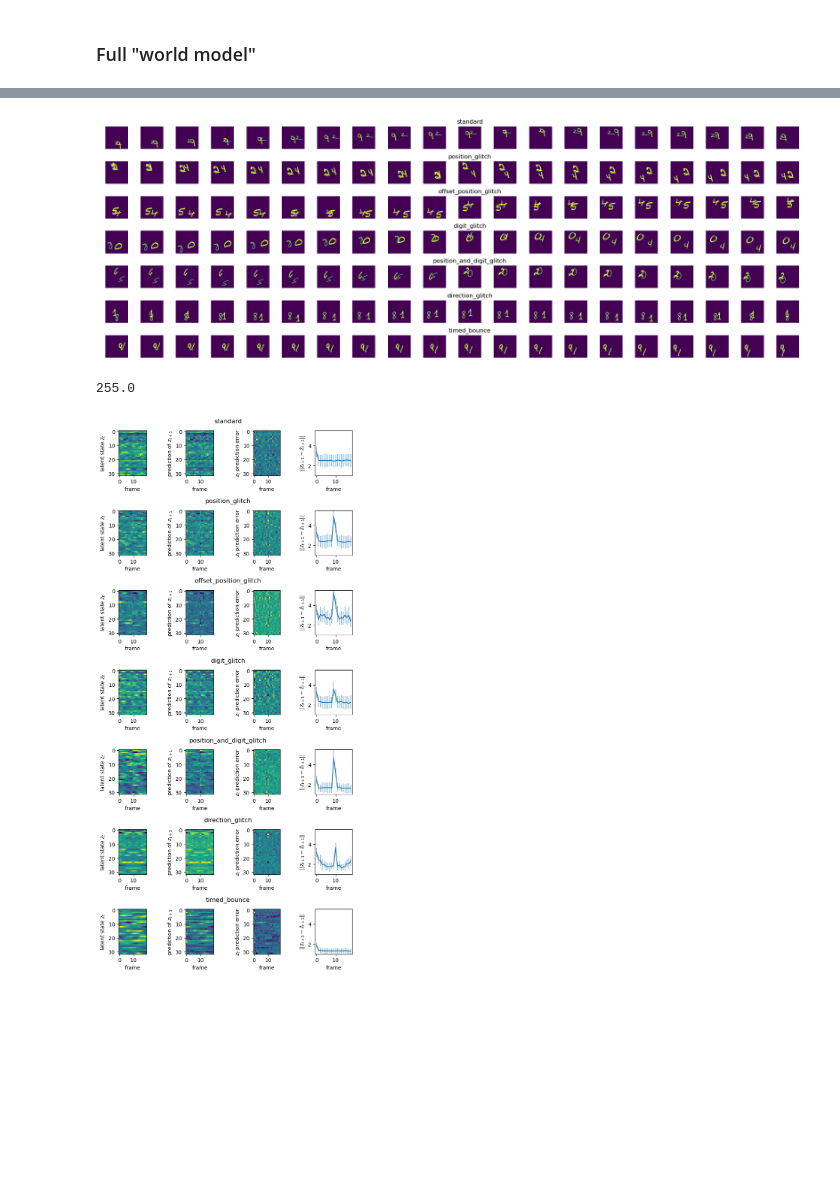
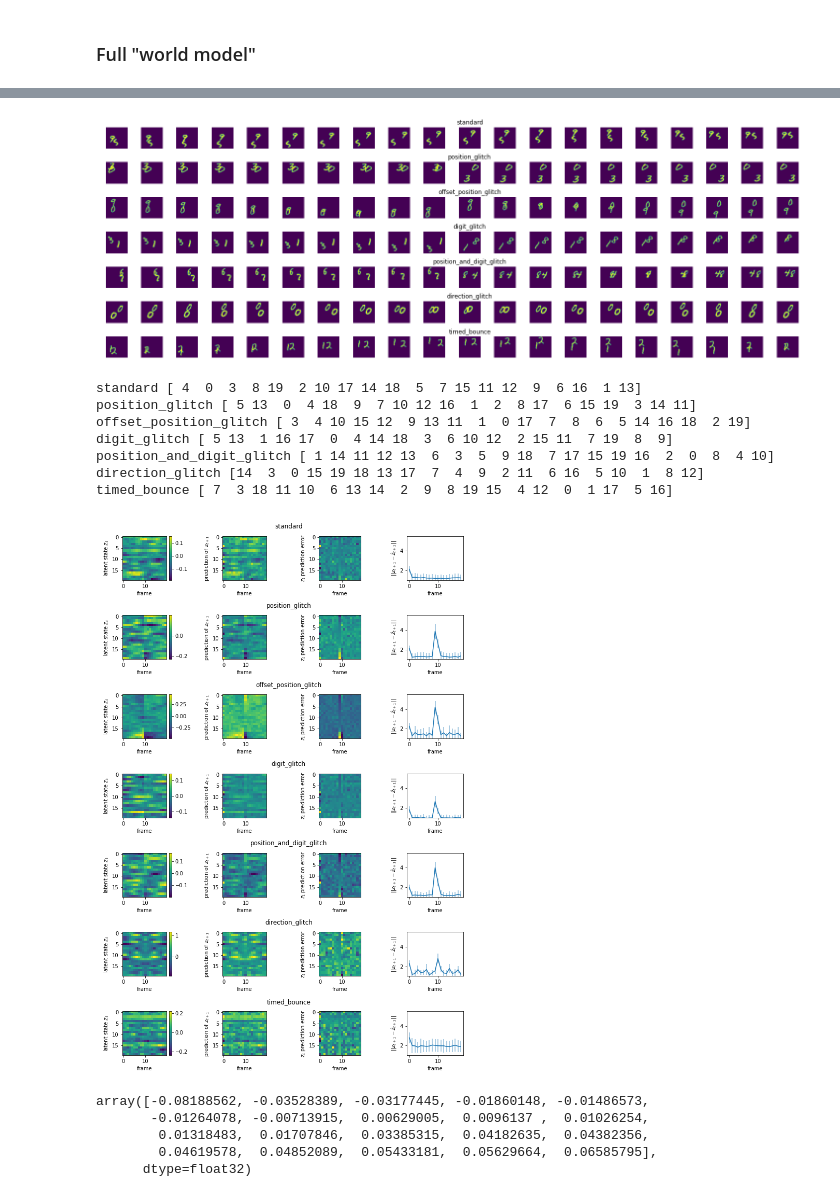
Before and after one commit to FelixHub/serotonin_model, a Jupyter notebook: analysis.ipynb, the cells around one changed output, grey strips where cells are left out. Cells and saved outputs as stored; diff of their text form; code cells hidden in the pictures; blank space fills up the shorter version.

Commit message:
mnist digits

```diff
--- a/analysis.ipynb
+++ b/analysis.ipynb
@@ -40,7 +40,7 @@ data = data_sequential.reshape((200000,1,64,64)) # we split the 10000 video of 2
 # %% [markdown]
 ### VAE module
 # %%
-vae_model_path = 'saved_models/vae-mdrnn/model_vae_2023-03-02.pt'
+vae_model_path = 'saved_models/vae-mdrnn/model_vae_2023-03-01.pt'
 vae_params_path_recovery = vae_model_path[:-3]+'.params.yml'
 with open(vae_params_path_recovery) as file :
     vae_parameters = yaml.load(file,Loader=yaml.FullLoader)
@@ -117,7 +117,7 @@ HBox(children=(FloatSlider(value=-0.9283300042152405, description='z_0', layout=
 # %% [markdown]
 ### Full "world model"
 # %%
-mdrnn_model_path = 'saved_models/vae-mdrnn/model_mdrnn_2023-03-02.pt'
+mdrnn_model_path = 'saved_models/vae-mdrnn/model_mdrnn_2023-03-01.pt'
 mdrnn_params_path_recovery = mdrnn_model_path[:-3]+'.params.yml'
 with open(mdrnn_params_path_recovery) as file :
     mdrnn_parameters = yaml.load(file,Loader=yaml.FullLoader)
@@ -178,11 +179,11 @@ def run_model_prediction(video):
 
     return reconstructed_video,latent_video, latent_video_variance, mean_pred, sig_pred
 # %%
-random_index_1 = np.random.randint(10000,size=1)
-random_index_2 = np.random.randint(10000,size=1)
+random_index_1 = np.random.randint(10000,size=300)
+random_index_2 = np.random.randint(10000,size=300)
 video = data_sequential[random_index_1,:]
 index_shuffle = [list(np.random.randint(10,size=10)) for i in range(300)]
 
-video = np.concatenate((data_sequential[random_index_1,:10],data_sequential[random_index_2,:10]),axis=1)
+video = np.concatenate((data_sequential[random_index_1,:10],data_sequential[random_index_2,1::2]),axis=1)
 
 reconstructed_video,latent_video, latent_video_variance, mean_pred, sig_pred = run_model_prediction(video)
@@ -227,16 +315,9 @@ for i, (file,axs_file) in enumerate(zip(data_files,axs)):
 fig.tight_layout()
 plt.show()
 # %% [output]
-[figure, old version]
+[figure, new version]
-# %%
-np.max(data)
-# %% [output]
-255.0
 # %%
-%matplotlib inline
-import scipy.stats
-
-fig, axs = plt.subplots(len(data_files),4,figsize=(7,15))
+fig, axs = plt.subplots(len(data_files),4,figsize=(10,15))
 
 for i, (file,axs_file) in enumerate(zip(data_files,axs)):
     data = np.load(data_path + file)
@@ -251,32 +332,59 @@ for i, (file,axs_file) in enumerate(zip(data_files,axs)):
 
     # first measure of SPE : norm between z_t and mean of P(z_t|h_t-1)
     z_error = np.mean(mean_pred[:,:-1,:] - latent_video[:,1:,:],axis=0).T
 
     z_error_norm = np.mean( np.linalg.norm(array,axis=-1) ,axis=0) # first we compute the norm || z_t+1 , z_t || for every t and every sequence (100,19,32) => (100,19) and then we average it across sequences (100,19) => (,19)
 
+
+    # we reorder for the plot
+
+    order_permutation = np.argsort(z_error[:,9])
+    z = z[order_permutation]
+    z_pred = z_pred[order_permutation]
+    z_error = z_error[order_permutation]
+
+
+    print(file.split(".")[0],order_permutation)
+
     err = np.std(np.linalg.norm(array,axis=-1),axis=0)
 
     axs_file[1].set_title(file.split(".")[0],x=1.5, y=1.1)
 
-    axs_file[0].imshow(z)
+    im = axs_file[0].imshow(z)
     axs_file[0].set_xlabel('frame')
     axs_file[0].set_ylabel(r'latent state $z_{t}$')
+    plt.colorbar(im,ax=axs_file[0])
 
     axs_file[1].imshow(z_pred)
     axs_file[1].set_xlabel('frame')
     axs_file[1].set_ylabel(r'prediction of $z_{t+1}$ ')
 
     axs_file[2].imshow(z_error)
     axs_file[2].set_xlabel('frame')
     axs_file[2].set_ylabel(r'$z_t$ prediction error')
 
     axs_file[3].plot(z_error_norm)
     axs_file[3].set_xlabel('frame')
     axs_file[3].set_ylabel(r'$||z_{t+1} - ẑ_{t+1}||$')
     axs_file[3].errorbar(range(z_error_norm.shape[0]), z_error_norm, err, linestyle='None', color = 'tab:blue',alpha=0.5)
     axs_file[3].set_ylim([1,5.5])
 
 fig.tight_layout()
 plt.show()
 # %% [output]
+standard [ 4  0  3  8 19  2 10 17 14 18  5  7 15 11 12  9  6 16  1 13]
+position_glitch [ 5 13  0  4 18  9  7 10 12 16  1  2  8 17  6 15 19  3 14 11]
+offset_position_glitch [ 3  4 10 15 12  9 13 11  1  0 17  7  8  6  5 14 16 18  2 19]
+digit_glitch [ 5 13  1 16 17  0  4 14 18  3  6 10 12  2 15 11  7 19  8  9]
+position_and_digit_glitch [ 1 14 11 12 13  6  3  5  9 18  7 17 15 19 16  2  0  8  4 10]
+direction_glitch [14  3  0 15 19 18 13 17  7  4  9  2 11  6 16  5 10  1  8 12]
+timed_bounce [ 7  3 18 11 10  6 13 14  2  9  8 19 15  4 12  0  1 17  5 16]
-[figure, old version]
+[figure, new version]
+# %%
+z_error[:,9][np.argsort(z_error[:,9])]
+# %% [output]
+array([-0.08188562, -0.03528389, -0.03177445, -0.01860148, -0.01486573,
+       -0.01264078, -0.00713915,  0.00629005,  0.0096137 ,  0.01026254,
+        0.01318483,  0.01707846,  0.03385315,  0.04182635,  0.04382356,
+        0.04619578,  0.04852089,  0.05433181,  0.05629664,  0.06585795],
+      dtype=float32)
```
Also changed, not shown: parts of 10 cells of this notebook.
